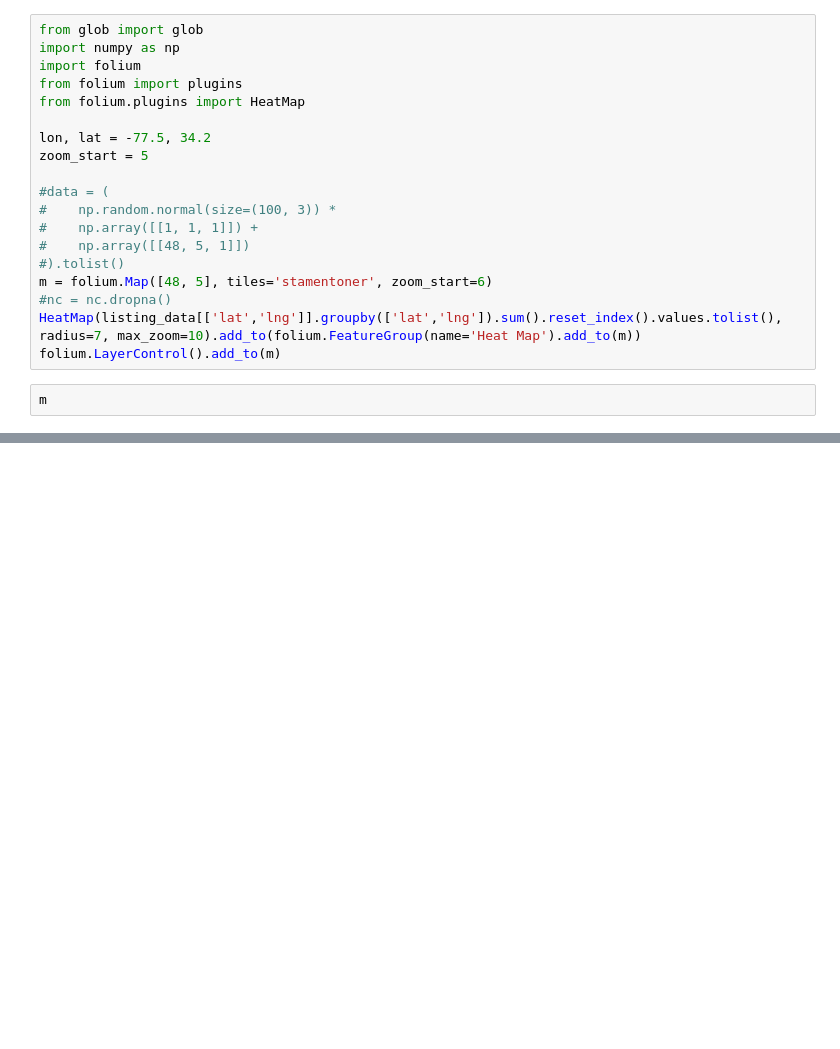
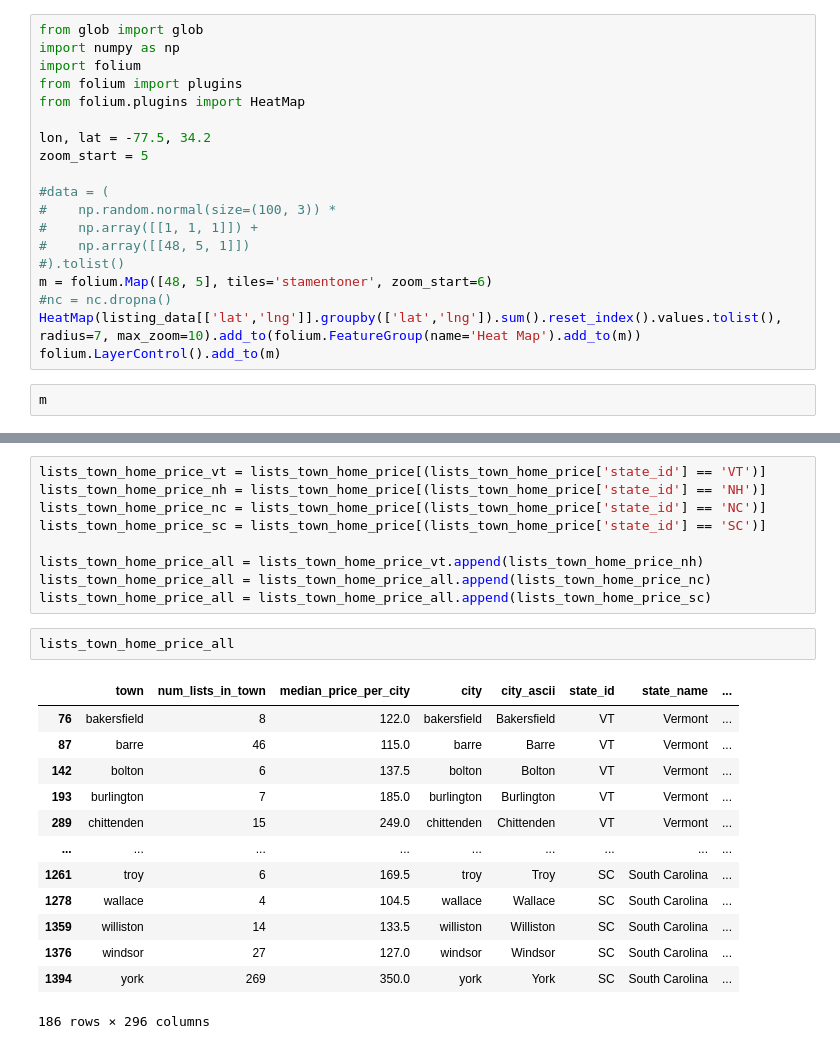
Before and after one commit to mattgilgo/airbnb_reports, a Jupyter notebook: airbnb_eda.ipynb, the cells around one changed output, grey strips where cells are left out. Drawn from its saved outputs; the diff is of its cells as text; blank space fills up the shorter version.

```diff
--- a/airbnb_eda.ipynb
+++ b/airbnb_eda.ipynb
@@ -283,0 +383,25 @@ listing_data.shape
+# %%
+lists_town_home_price_vt = lists_town_home_price[(lists_town_home_price['state_id'] == 'VT')]
+lists_town_home_price_nh = lists_town_home_price[(lists_town_home_price['state_id'] == 'NH')]
+lists_town_home_price_nc = lists_town_home_price[(lists_town_home_price['state_id'] == 'NC')]
+lists_town_home_price_sc = lists_town_home_price[(lists_town_home_price['state_id'] == 'SC')]
+
+lists_town_home_price_all = lists_town_home_price_vt.append(lists_town_home_price_nh)
+lists_town_home_price_all = lists_town_home_price_all.append(lists_town_home_price_nc)
+lists_town_home_price_all = lists_town_home_price_all.append(lists_town_home_price_sc)
+# %%
+lists_town_home_price_all
+# %% [output]
+|  | town | num_lists_in_town | median_price_per_city | city | city_ascii | state_id | state_name | ... |
+| 76 | bakersfield | 8 | 122.0 | bakersfield | Bakersfield | VT | Vermont | ... |
+| 87 | barre | 46 | 115.0 | barre | Barre | VT | Vermont | ... |
+| 142 | bolton | 6 | 137.5 | bolton | Bolton | VT | Vermont | ... |
+| 193 | burlington | 7 | 185.0 | burlington | Burlington | VT | Vermont | ... |
+| 289 | chittenden | 15 | 249.0 | chittenden | Chittenden | VT | Vermont | ... |
+| ... | ... | ... | ... | ... | ... | ... | ... | ... |
+| 1261 | troy | 6 | 169.5 | troy | Troy | SC | South Carolina | ... |
+| 1278 | wallace | 4 | 104.5 | wallace | Wallace | SC | South Carolina | ... |
+| 1359 | williston | 14 | 133.5 | williston | Williston | SC | South Carolina | ... |
+| 1376 | windsor | 27 | 127.0 | windsor | Windsor | SC | South Carolina | ... |
+| 1394 | york | 269 | 350.0 | york | York | SC | South Carolina | ... |
+186 rows × 296 columns
```
Also changed, not shown: parts of 20 cells of this notebook, 3 other files.
